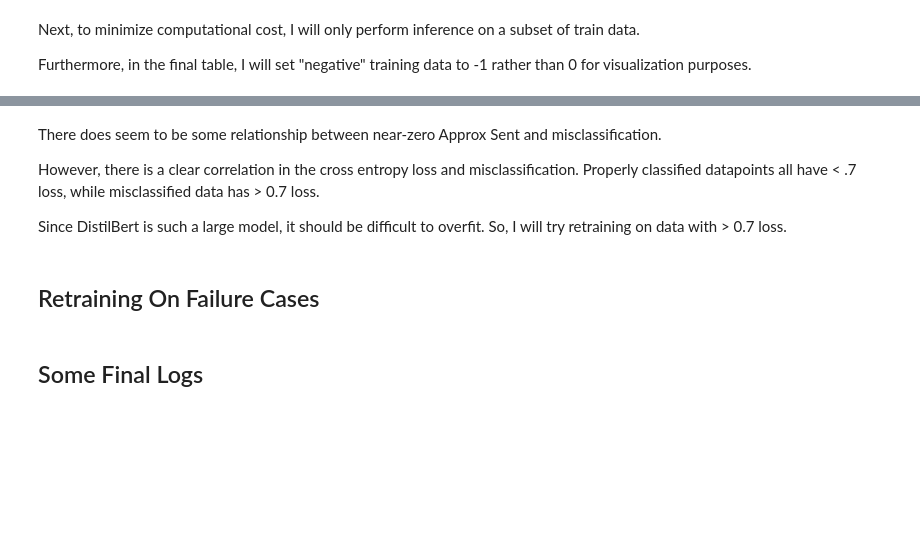
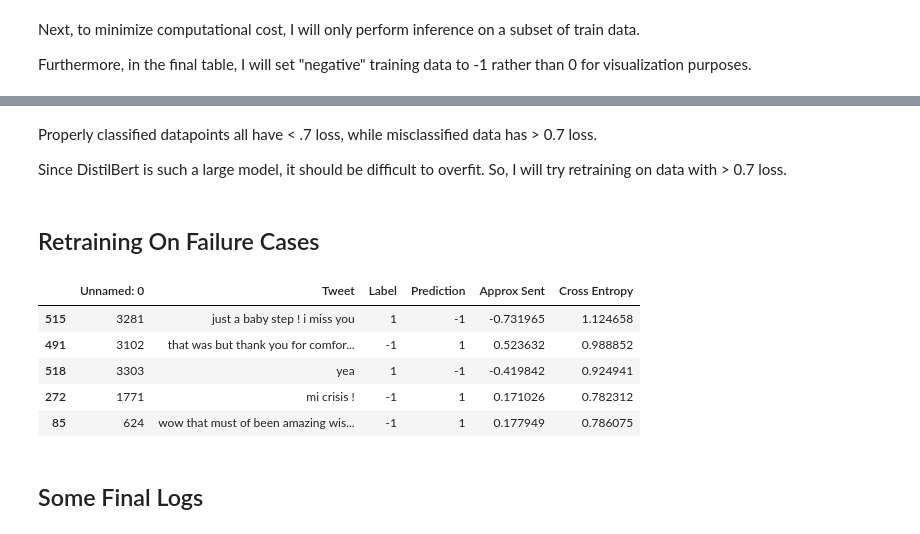
Before and after one commit to arth-shukla/sentiment140-bert-transfer-learning, a Jupyter notebook: sentiment.ipynb, the cells around one changed output, grey strips where cells are left out. Saved outputs shown, nothing was run; the diff lists cells and outputs as text; code cells hidden in the pictures; blank space fills up the shorter version.

Commit message:
Progress: get ready for retraining

```diff
--- a/sentiment.ipynb
+++ b/sentiment.ipynb
@@ -647,7 +693,5 @@ sns.displot(mismatch_df, x='Cross Entropy', color='red')
 # %% [markdown]
-There does seem to be some relationship between near-zero Approx Sent and misclassification.
-
-However, there is a clear correlation in the cross entropy loss and misclassification. Properly classified datapoints all have &lt; .7 loss, while misclassified data has &gt; 0.7 loss.
+Properly classified datapoints all have &lt; .7 loss, while misclassified data has &gt; 0.7 loss.
 
 Since DistilBert is such a large model, it should be difficult to overfit. So, I will try retraining on data with &gt; 0.7 loss.
 # %% [markdown]
@@ -657,2 +699,14 @@ train_no_shuffle_dl = DataLoader(train_data, batch_size=10, shuffle=False)
+# %%
+import random
+
+NUM_INFERENCE_SAMPLES = int(len(X_train) / 10)
+
+indices = random.sample(range(len(X_train)), NUM_INFERENCE_SAMPLES)
+
+X_train_subset = [X_train[i] for i in indices]
+y_train_subset = [y_train[i] for i in indices]
+# %%
+train_subset_data = BertTokenizedTweetsDataset(X_train=X_train_subset, y_train=y_train_subset, train=True)
+train_subset_dl = DataLoader(train_subset_data, batch_size=128, shuffle=False)
 # %%
-loss_labeled_df, _, _ = inference(optimal_bert, train_dl, X_train)
+mismatch_df, _, _ = inference(optimal_bert, train_subset_dl, X_train_subset)
@@ -658,0 +715,14 @@ loss_labeled_df, _, _ = inference(optimal_bert, train_dl, X_train)
+# %%
+retrain_df = mismatch_df.loc[mismatch_df['Cross Entropy'] >= 0.7]
+# uncomment below if reading from csv
+# retrain_df = pd.read_csv('retrain_df.tsv', sep='\t')
+retrain_df = retrain_df.loc[retrain_df['Tweet'].apply(type) == str]
+# %%
+retrain_df.sample(5)
+# %% [output]
+|  | Unnamed: 0 | Tweet | Label | Prediction | Approx Sent | Cross Entropy |
+| 515 | 3281 | just a baby step ! i miss you | 1 | -1 | -0.731965 | 1.124658 |
+| 491 | 3102 | that was but thank you for comfor... | -1 | 1 | 0.523632 | 0.988852 |
+| 518 | 3303 | yea | 1 | -1 | -0.419842 | 0.924941 |
+| 272 | 1771 | mi crisis ! | -1 | 1 | 0.171026 | 0.782312 |
+| 85 | 624 | wow that must of been amazing wis... | -1 | 1 | 0.177949 | 0.786075 |
```
Also changed, not shown: parts of 30 cells of this notebook.
